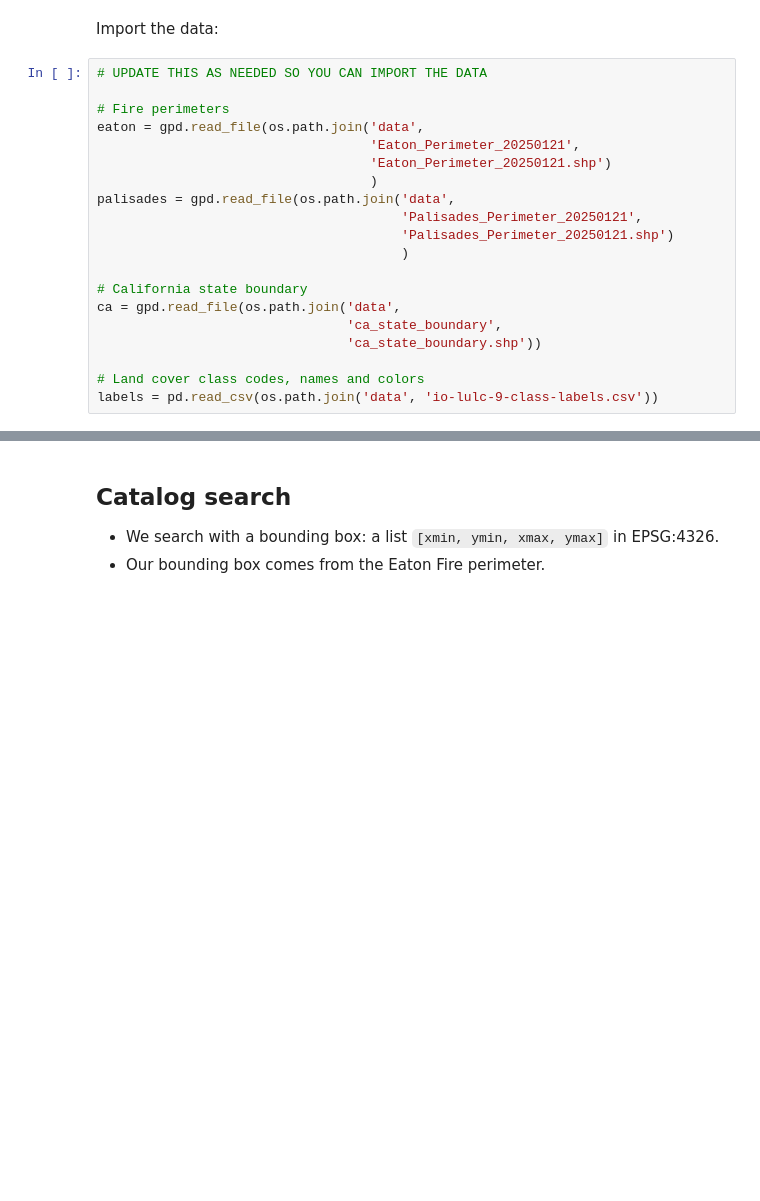
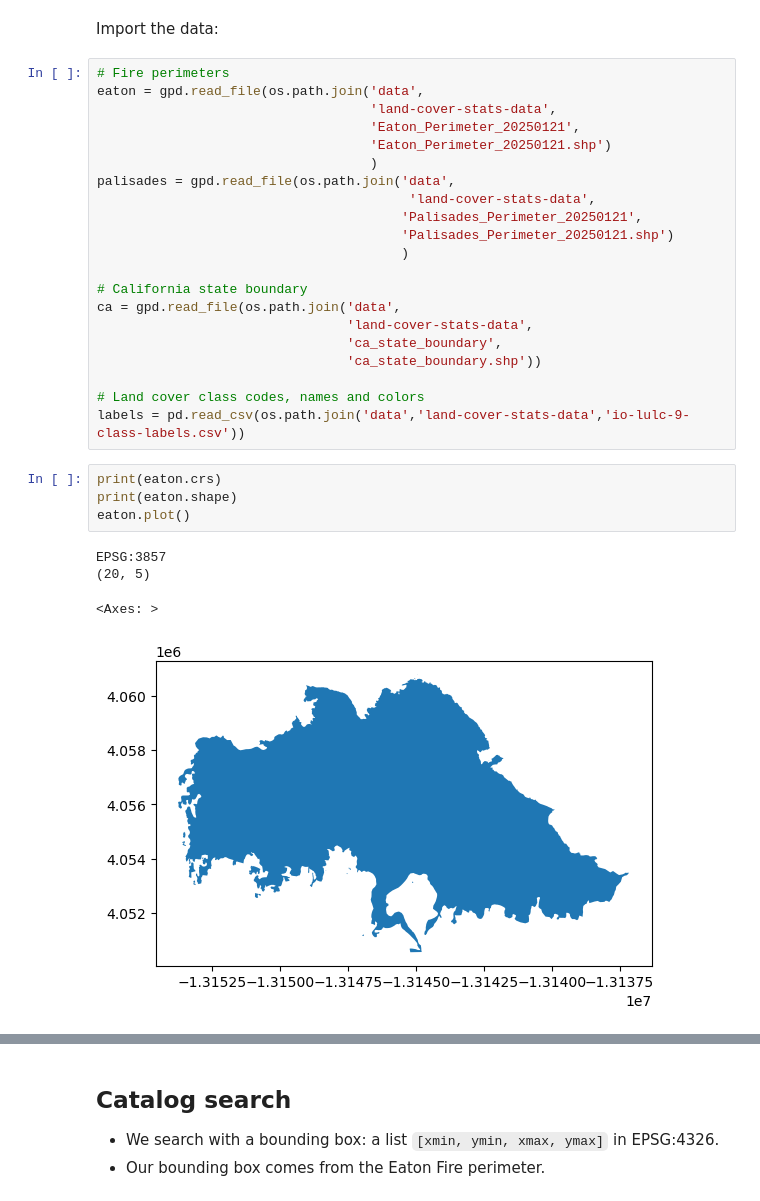
Before and after one commit to carmengg/eds220-in-class, a Jupyter notebook: week-9-land-cover-stats-STUDENTS.ipynb, the cells around one changed output, grey strips where cells are left out. Saved outputs shown, nothing was run; the diff lists cells and outputs as text; blank space fills up the shorter version.

```diff
--- a/week-9-land-cover-stats-STUDENTS.ipynb
+++ b/week-9-land-cover-stats-STUDENTS.ipynb
@@ -35,22 +36,32 @@ from IPython.display import Image
 # %% [markdown]
 Import the data:
 # %%
-# UPDATE THIS AS NEEDED SO YOU CAN IMPORT THE DATA
-
 # Fire perimeters
 eaton = gpd.read_file(os.path.join('data',
+                                   'land-cover-stats-data',
                                    'Eaton_Perimeter_20250121',
                                    'Eaton_Perimeter_20250121.shp')
                                    )
 palisades = gpd.read_file(os.path.join('data',
+                                        'land-cover-stats-data',
                                        'Palisades_Perimeter_20250121',
                                        'Palisades_Perimeter_20250121.shp')
                                        )
 
 # California state boundary
 ca = gpd.read_file(os.path.join('data',
+                                'land-cover-stats-data',
                                 'ca_state_boundary',
                                 'ca_state_boundary.shp'))
 
 # Land cover class codes, names and colors
-labels = pd.read_csv(os.path.join('data', 'io-lulc-9-class-labels.csv'))
+labels = pd.read_csv(os.path.join('data','land-cover-stats-data','io-lulc-9-class-labels.csv'))
+# %%
+print(eaton.crs)
+print(eaton.shape)
+eaton.plot()
+# %% [output]
+EPSG:3857
+(20, 5)
+<Axes: >
+[figure, added]
```
Also changed, not shown: parts of 36 cells of this notebook, 3 other files.
